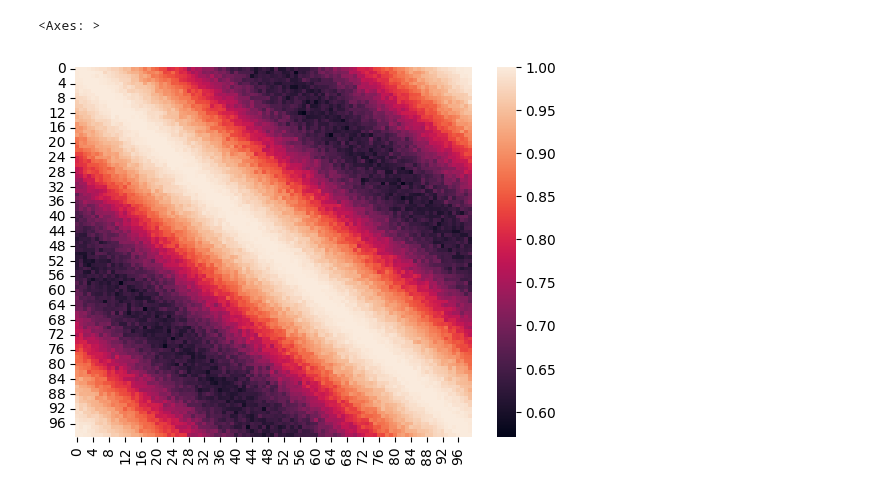
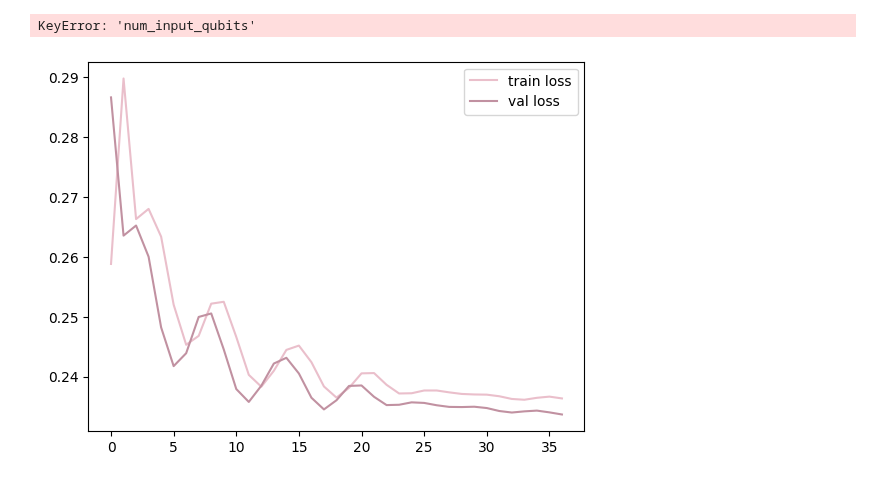
Before and after one commit to filorazi/Dim_red_SWAP, a Jupyter notebook: tmp.ipynb, the cells around one changed output. Saved outputs shown, nothing was run; the diff lists cells and outputs as text; code cells hidden in the pictures.

```diff
--- a/tmp.ipynb
+++ b/tmp.ipynb
@@ -49,14 +20,0 @@ plot_ovelap_matrix(n_qubit,100 )
-# %%
-def compute_ovelap_matrix(n_qubit, segm=100):
-    n=[]
-    for a in np.linspace(0,np.pi,segm):
-        nn=[]
-        for b in np.linspace(0,np.pi,segm):
-            nn.append(compare_state_orig(n_qubit)([a,b])[0])
-
-        n.append(nn)
-    return n
-sns.heatmap(compute_ovelap_matrix(n_qubit, segm=100))
-# %% [output]
-<Axes: >
-[figure, removed]
@@ -62,0 +354,20 @@ sns.heatmap(compute_ovelap_matrix(n_qubit, segm=100))
+# %%
+n_trash_qubit=2
+n_qubit_autoencoder=4
+n_qubit=n_qubit_autoencoder+n_trash_qubit
+dvc = qml.device('default.mixed', wires=n_qubit, shots=None)
+
+ae = Autoencoder_autodecoder(n_qubit_autoencoder,n_trash_qubit,dvc,stages=['c11'])
+# %%
+opt=AdamOptimizer(stepsize=.2)
+X=list(range(100))
+random.shuffle(X)
+epochs=[37]
+
+ae.train(X,opt,epochs,100,val_split=.33)
+# %% [output]
+KeyError: 'num_input_qubits'
+# %%
+ae.plot_loss()
+# %% [output]
+[figure, added]
```
Also changed, not shown: parts of 3 cells of this notebook, 6 other files.
